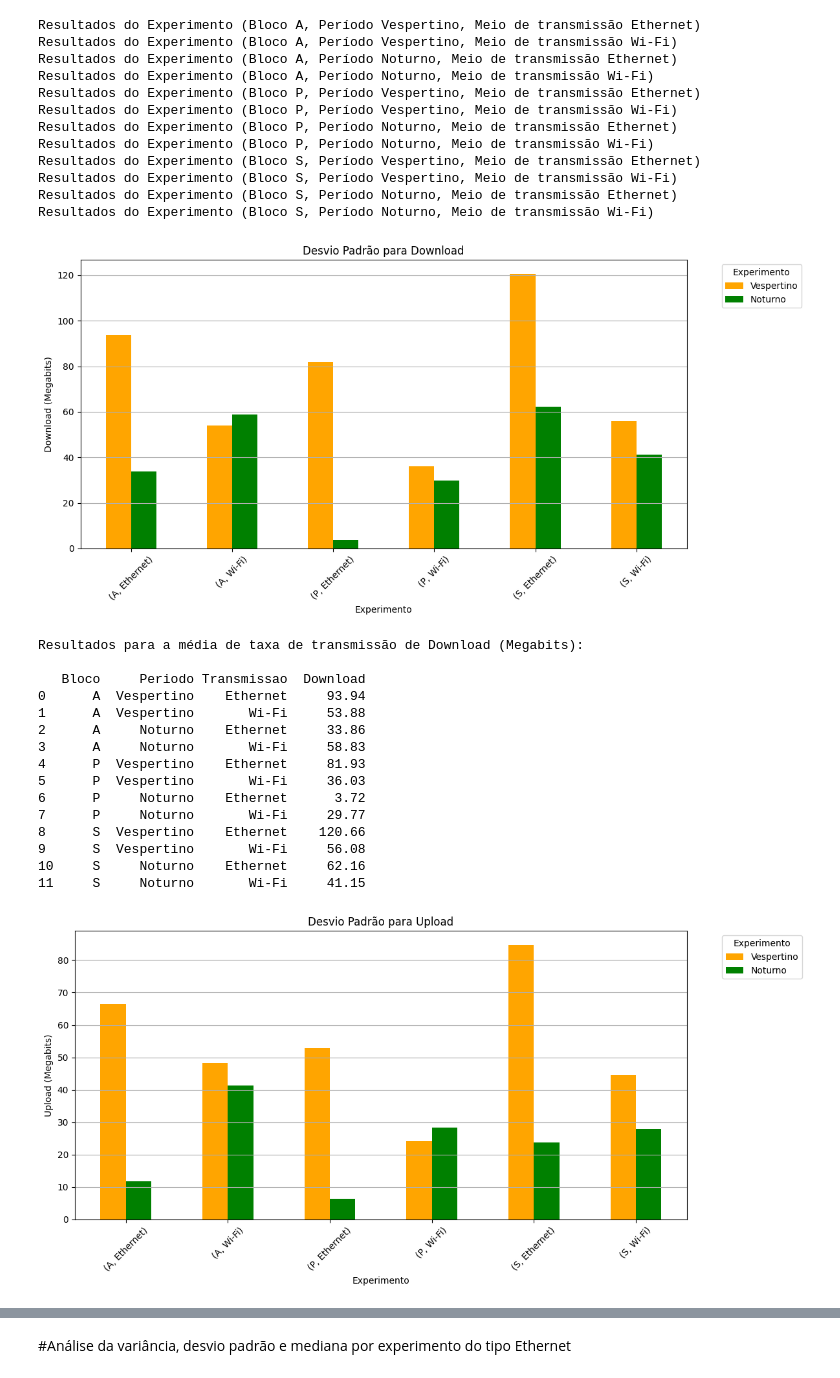
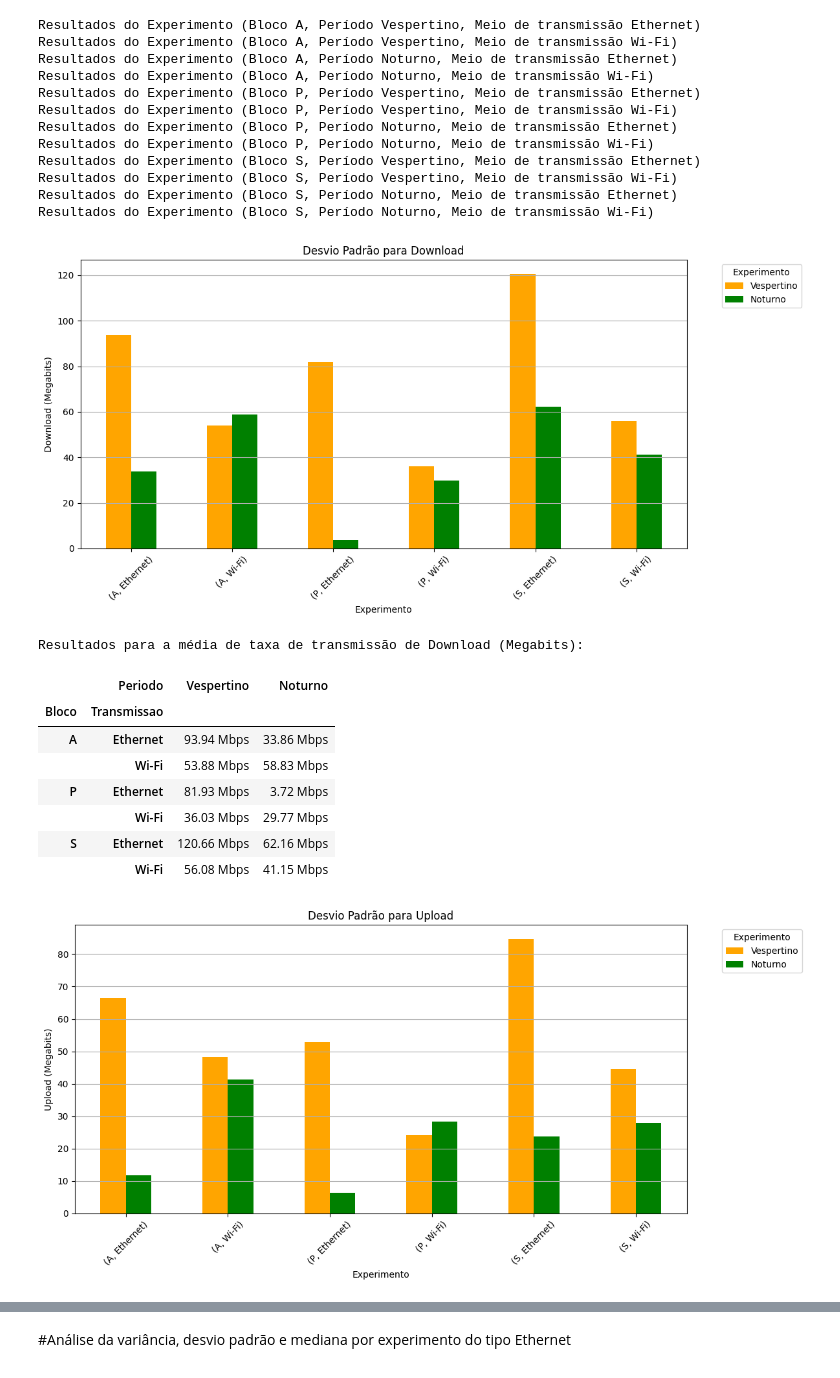
Before and after one commit to matheusbuenowb/University-Network-Analysis, a Jupyter notebook: TCC_Análise.ipynb, the cells around one changed output, grey strips where cells are left out. Cells and saved outputs as stored; diff of their text form; code cells hidden in the pictures.

```diff
--- a/TCC_Análise.ipynb
+++ b/TCC_Análise.ipynb
@@ -419,7 +264,7 @@ for metric in metrics:
       print(f'Resultados para a média de taxa de transmissão de {metric} (Megabits):\n')
     else:
       print(f'Resultados para a média de tempo de resposta de {metric} (Ms):\n')
-    print(grouped_data_pivot)
+    display(grouped_data_pivot)
     plt.show()
 # %% [output]
 [figure]
@@ -494,7 +337,7 @@ for metric in metrics:
       print(f'Resultados para a média de taxa de transmissão de {metric} (Megabits):\n')
     else:
       print(f'Resultados para a média de tempo de resposta de {metric} (Ms):\n')
-    print(grouped_data_pivot)
+    display(grouped_data_pivot)
     plt.show()
 # %% [output]
 [figure]
@@ -637,49 +476,50 @@ results_df = pd.DataFrame(results_experiment_df)
 
 #Define a ordem dos períodos como categóricos
 #de modo a deixar primeiro o vespertino, e depois noturno (nos gráficos e tabelas)
 results_df['Periodo'] = pd.Categorical(results_df['Periodo'], categories=['Vespertino', 'Noturno'], ordered=True)
 
 #Agrupa os dados para gerar o gráfico de barras
 data_to_plot = results_df.set_index(['Bloco', 'Periodo', 'Transmissao'])[metrics]
 
 for metric in metrics:
   #Plotando os gráficos de barras para os desvios padrão para cada métrica
   plt.figure(figsize=(12, 6))
   #data_to_plot[metric].plot(kind='bar', color= color, rot=45)
   grouped_data_pivot = data_to_plot.pivot_table(index=['Bloco', 'Transmissao'], columns='Periodo', values=metric)
   grouped_data_pivot.plot(kind='bar', rot=45, ax=plt.gca(), color = ['orange', 'green'])
   plt.xlabel('Experimento')
   if(metric == 'Download' or metric == 'Upload'):
     plt.ylabel(metric + ' (Megabits)')
   else:
     plt.ylabel(metric + ' (Ms)')
   plt.title(f'Desvio Padrão para {metric}')
   plt.legend(title='Experimento', bbox_to_anchor=(1.05, 1), loc='upper left')
   plt.grid(axis='y')
   plt.tight_layout()
   plt.show()
 
+  # Adiciona as medidas aos resultados do experimento
+  measures = {'Download': 'Mbps', 'Upload': 'Mbps', 'Latência': 'ms', 'Jitter': 'ms'}
+  for period in grouped_data_pivot.columns:
+      grouped_data_pivot[period] = grouped_data_pivot[period].astype(str) + ' ' + measures[metric]
+
+
   if(metric == 'Download' or metric == 'Upload'):
-    print(f'Resultados para a média de taxa de transmissão de {metric} (Megabits):\n')
+    print(f'Resultados para o desvio padrão de taxa de transmissão de {metric} (Megabits):\n')
   else:
-    print(f'Resultados para a média de tempo de resposta de {metric} (Ms):\n')
-  print(results_df[['Bloco' ,'Periodo', 'Transmissao', metric]])
+    print(f'Resultados para o desvio padrão de tempo de resposta de {metric} (Ms):\n')
+  #display(results_df[['Bloco' ,'Periodo', 'Transmissao', metric]])
+  display(grouped_data_pivot)
 # %% [output]
 [figure]
 Resultados para a média de taxa de transmissão de Download (Megabits):
-
-   Bloco     Periodo Transmissao  Download
-0      A  Vespertino    Ethernet     93.94
-1      A  Vespertino       Wi-Fi     53.88
-2      A     Noturno    Ethernet     33.86
-3      A     Noturno       Wi-Fi     58.83
-4      P  Vespertino    Ethernet     81.93
-5      P  Vespertino       Wi-Fi     36.03
-6      P     Noturno    Ethernet      3.72
-7      P     Noturno       Wi-Fi     29.77
-8      S  Vespertino    Ethernet    120.66
-9      S  Vespertino       Wi-Fi     56.08
-10     S     Noturno    Ethernet     62.16
-11     S     Noturno       Wi-Fi     41.15
+|  | Periodo | Vespertino | Noturno |
+| Bloco | Transmissao |  |  |
+| A | Ethernet | 93.94 Mbps | 33.86 Mbps |
+|  | Wi-Fi | 53.88 Mbps | 58.83 Mbps |
+| P | Ethernet | 81.93 Mbps | 3.72 Mbps |
+|  | Wi-Fi | 36.03 Mbps | 29.77 Mbps |
+| S | Ethernet | 120.66 Mbps | 62.16 Mbps |
+|  | Wi-Fi | 56.08 Mbps | 41.15 Mbps |
 [figure]
 Resultados para a média de taxa de transmissão de Upload (Megabits):
```
Also changed, not shown: parts of 11 cells of this notebook.
